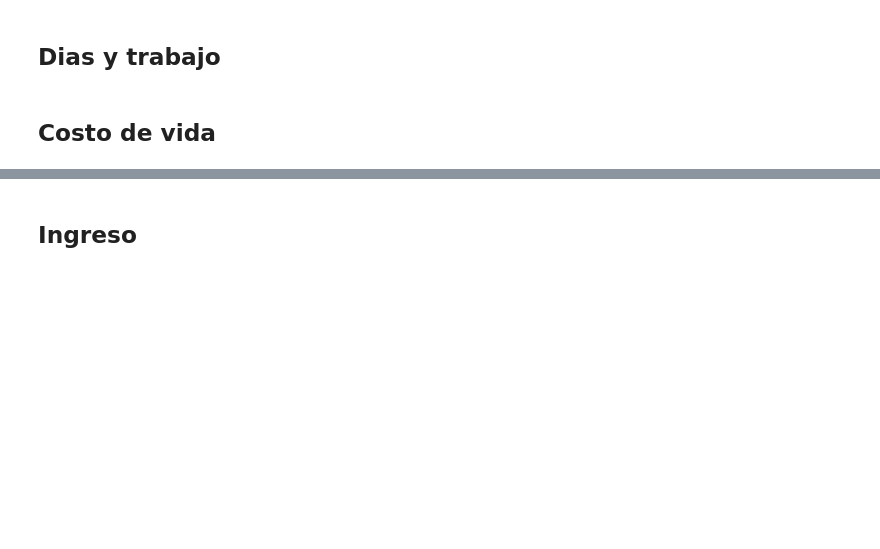
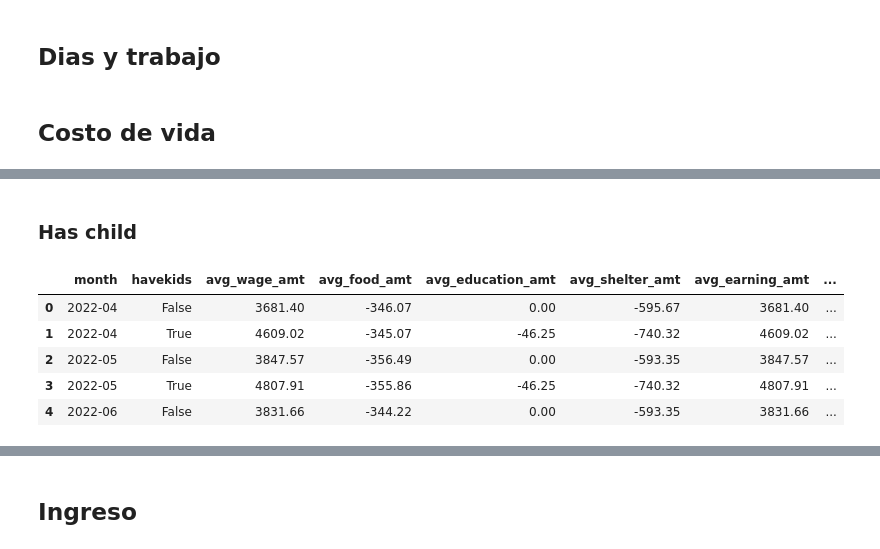
Before and after one commit to blukitas/Viz_2022_Grupo_4, a Jupyter notebook: docker/Notebooks/13.tp.ipynb, the cells around one changed output, grey strips where cells are left out. Saved outputs shown, nothing was run; the diff lists cells and outputs as text; code cells hidden in the pictures; blank space fills up the shorter version.

```diff
--- a/docker/Notebooks/13.tp.ipynb
+++ b/docker/Notebooks/13.tp.ipynb
@@ -260,0 +410,29 @@ plt.show()
+# %% [markdown]
+### Has child
+# %%
+SQL = """select
+	"month",
+	havekids,
+	ROUND(avg(wage_amt)::numeric, 2) as avg_wage_amt,
+	ROUND(avg(food_amt)::numeric, 2) as avg_food_amt,
+	ROUND(avg(education_amt)::numeric, 2) as avg_education_amt,
+	ROUND(avg(shelter_amt)::numeric, 2) as avg_shelter_amt,
+	ROUND(avg(earning_amt)::numeric, 2) as avg_earning_amt,
+	ROUND(avg(spend_amt)::numeric, 2) as avg_spend_amt,
+	ROUND(avg(balance_amt)::numeric, 2) as avg_balance_amt
+from vo_monthly_wage_cohorts vmwc
+where vmwc."month" != '2022-03' and vmwc."month" != '2023-05'
+group by 1,2
+order by 1,4
+"""
+
+df = pd.read_sql(SQL, engine)
+df['avg_spend_amt'] = -1 * df['avg_spend_amt']
+df.head(5)
+# %% [output]
+|  | month | havekids | avg_wage_amt | avg_food_amt | avg_education_amt | avg_shelter_amt | avg_earning_amt | ... |
+| 0 | 2022-04 | False | 3681.40 | -346.07 | 0.00 | -595.67 | 3681.40 | ... |
+| 1 | 2022-04 | True | 4609.02 | -345.07 | -46.25 | -740.32 | 4609.02 | ... |
+| 2 | 2022-05 | False | 3847.57 | -356.49 | 0.00 | -593.35 | 3847.57 | ... |
+| 3 | 2022-05 | True | 4807.91 | -355.86 | -46.25 | -740.32 | 4807.91 | ... |
+| 4 | 2022-06 | False | 3831.66 | -344.22 | 0.00 | -593.35 | 3831.66 | ... |
```
Also changed, not shown: parts of 8 cells of this notebook, 3 other files.
